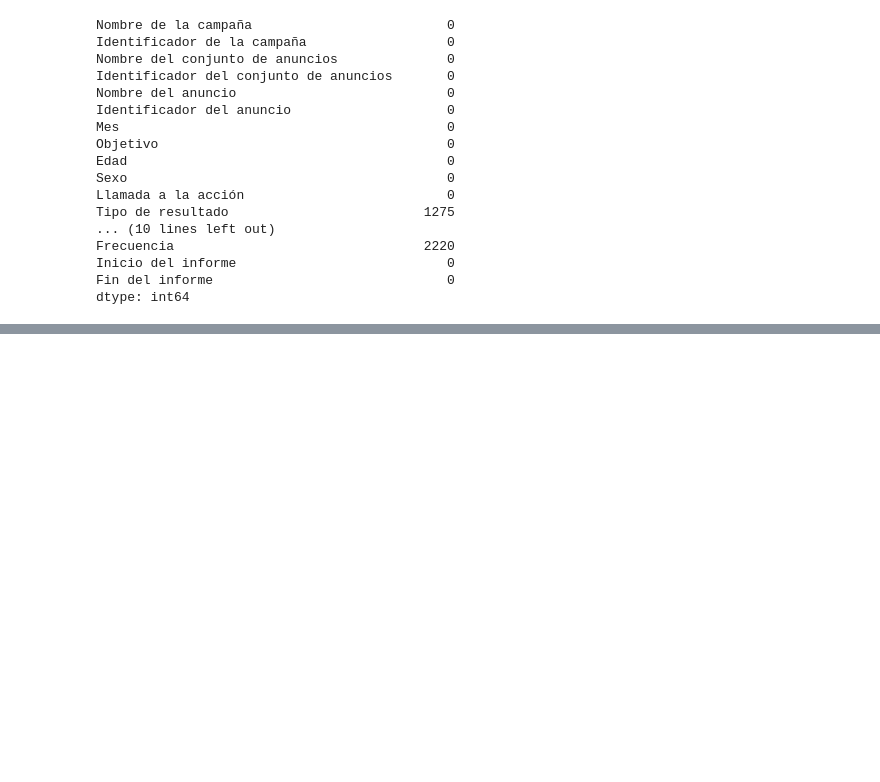
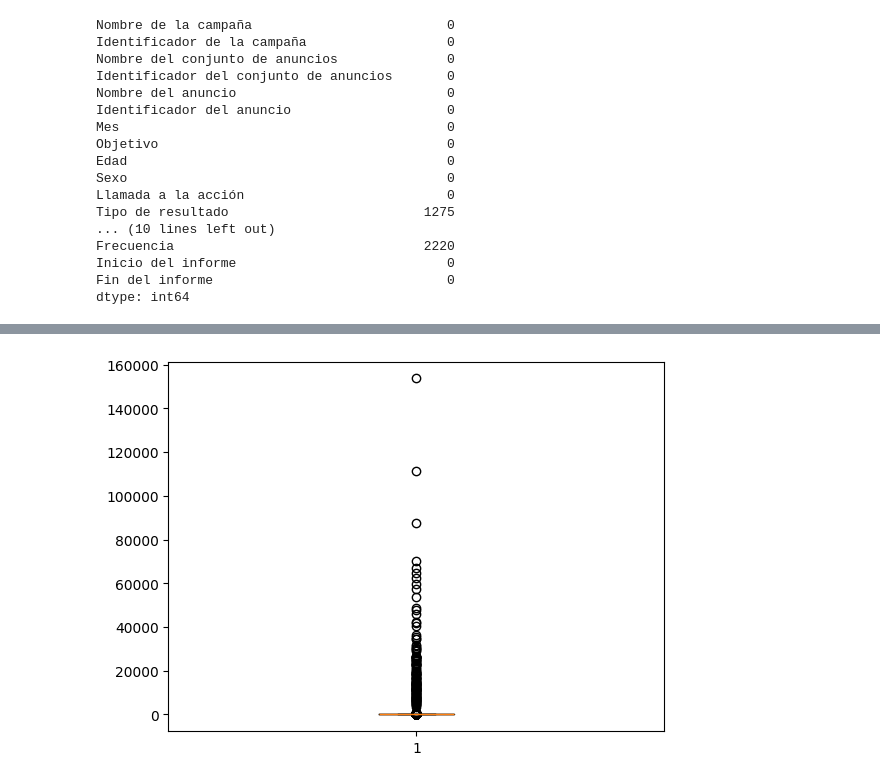
Before and after one commit to andresmaufer03/Proyecto-EDA, a Jupyter notebook: EDAXiudad.ipynb, the cells around one changed output, grey strips where cells are left out. Drawn from its saved outputs; the diff is of its cells as text; code cells hidden in the pictures; blank space fills up the shorter version.

```diff
--- a/EDAXiudad.ipynb
+++ b/EDAXiudad.ipynb
@@ -96,0 +129,11 @@ dtype: int64
+# %%
+df_meta_subset = df_meta[['Nombre de la campaña', 'Identificador de la campaña',
+       'Nombre del conjunto de anuncios',
+       'Identificador del conjunto de anuncios', 'Nombre del anuncio',
+       'Identificador del anuncio', 'Mes', 'Objetivo', 'Edad', 'Sexo',
+       'Llamada a la acción', 'Tipo de resultado', 'Resultados',
+       'Importe gastado (COP)', 'Impresiones',
+       'Costo por resultado', 'Clics en el enlace',
+       'CPC (costo por clic en el enlace)', 'CPM (costo por mil impresiones)',
+       'CTR (todos)']]
+df_meta_subset.head()
@@ -96,0 +183,10 @@ dtype: int64
+# %%
+df_meta_subset.loc[:, 'Resultados'] = df_meta_subset['Resultados'].fillna(0)
+df_meta_subset.loc[:, 'Clics en el enlace'] = df_meta_subset['Clics en el enlace'].fillna(0)
+df_meta_subset.loc[:, 'CPC (costo por clic en el enlace)'] = df_meta_subset['CPC (costo por clic en el enlace)'].fillna(0)
+df_meta_subset.loc[:, 'Costo por resultado'] = df_meta_subset['Costo por resultado'].fillna(0)
+# %%
+plt.boxplot(df_meta_subset['Resultados'])
+plt.show()
+# %% [output]
+[figure, added]
```
Also changed, not shown: parts of 26 cells of this notebook.
